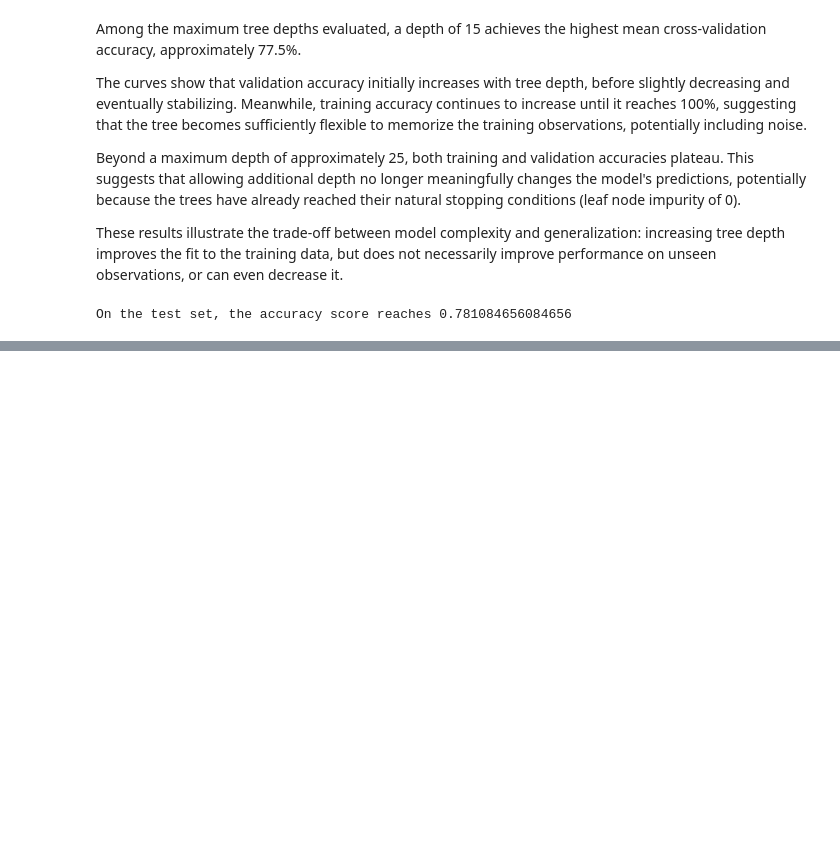
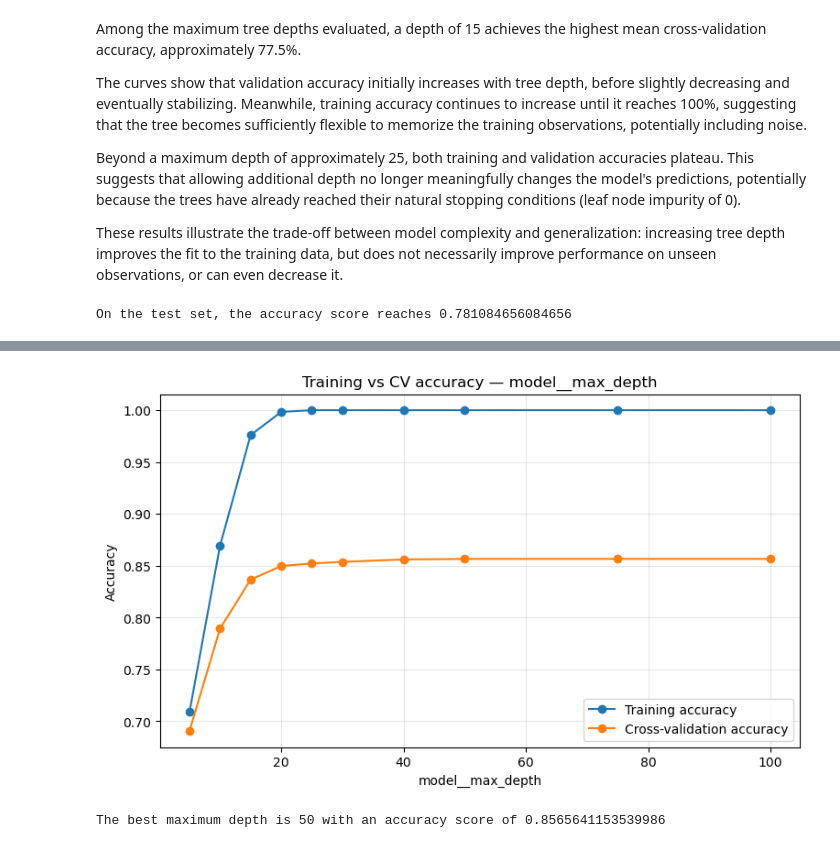
Before and after one commit to Arnaud11000/Projet-XHEC, a Jupyter notebook: forest-covertype-ml/notebooks/03_paramtuning.ipynb, the cells around one changed output, grey strips where cells are left out. Drawn from its saved outputs; the diff is of its cells as text; code cells hidden in the pictures; blank space fills up the shorter version.

Commit message:
Advancements in hyperparam tuning

```diff
--- a/forest-covertype-ml/notebooks/03_paramtuning.ipynb
+++ b/forest-covertype-ml/notebooks/03_paramtuning.ipynb
@@ -149,0 +173,12 @@ plot_hyperparam(grid.cv_results_, param_name="model__n_estimators", fixed_params
+# %%
+param_grid = {"model__max_depth" : [5, 10, 15, 20, 25, 30, 40, 50, 75, 100]}
+rf_pipeline.set_params(model__n_estimators=200)
+grid = GridSearchCV(
+    rf_pipeline,
+    param_grid,
+    scoring="accuracy",
+    cv=5,
+    return_train_score=True
+)
+
+grid.fit(X_train, y_train)
@@ -149,0 +203,6 @@ plot_hyperparam(grid.cv_results_, param_name="model__n_estimators", fixed_params
+# %%
+plot_hyperparam(grid.cv_results_, "model__max_depth")
+print(f"The best maximum depth is {grid.best_params_["model__max_depth"]} with an accuracy score of {grid.best_score_}")
+# %% [output]
+[figure, added]
+The best maximum depth is 50 with an accuracy score of 0.8565641153539986
```
Also changed, not shown: parts of 28 cells of this notebook.
